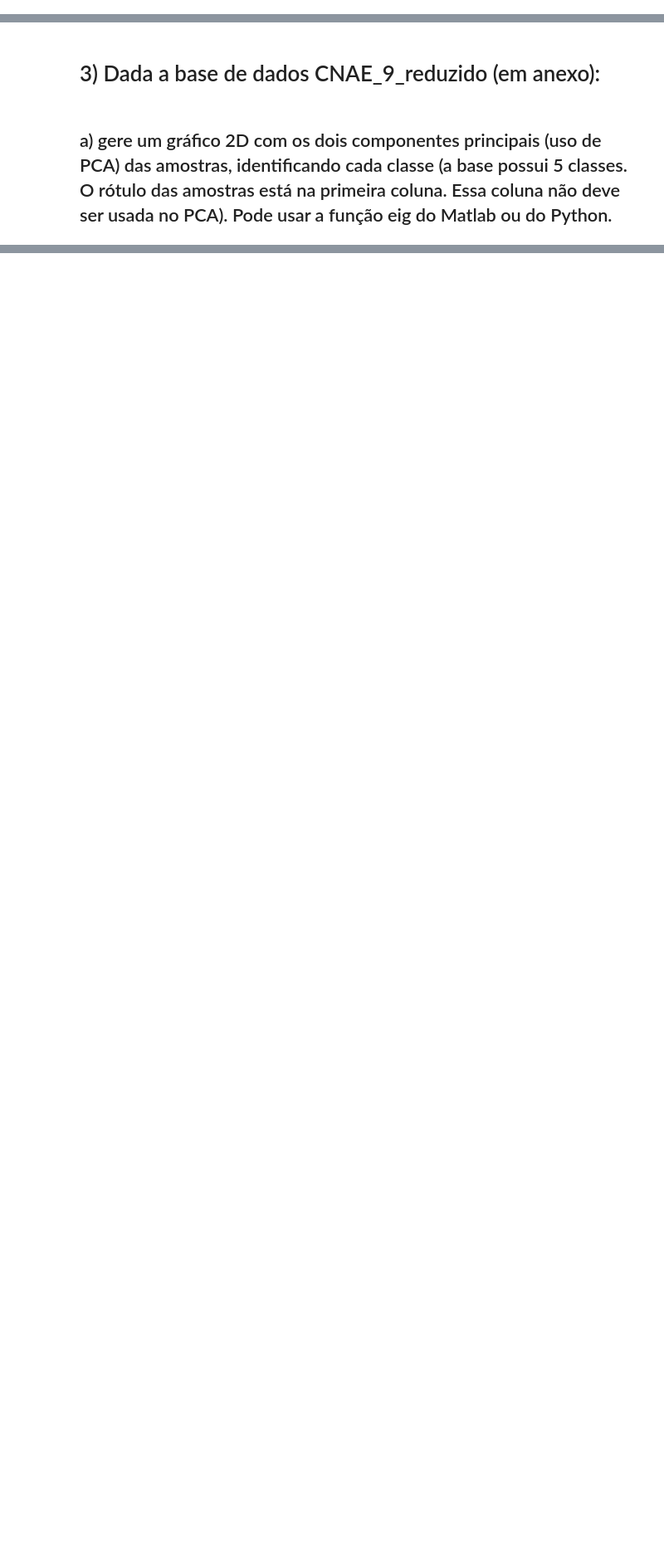
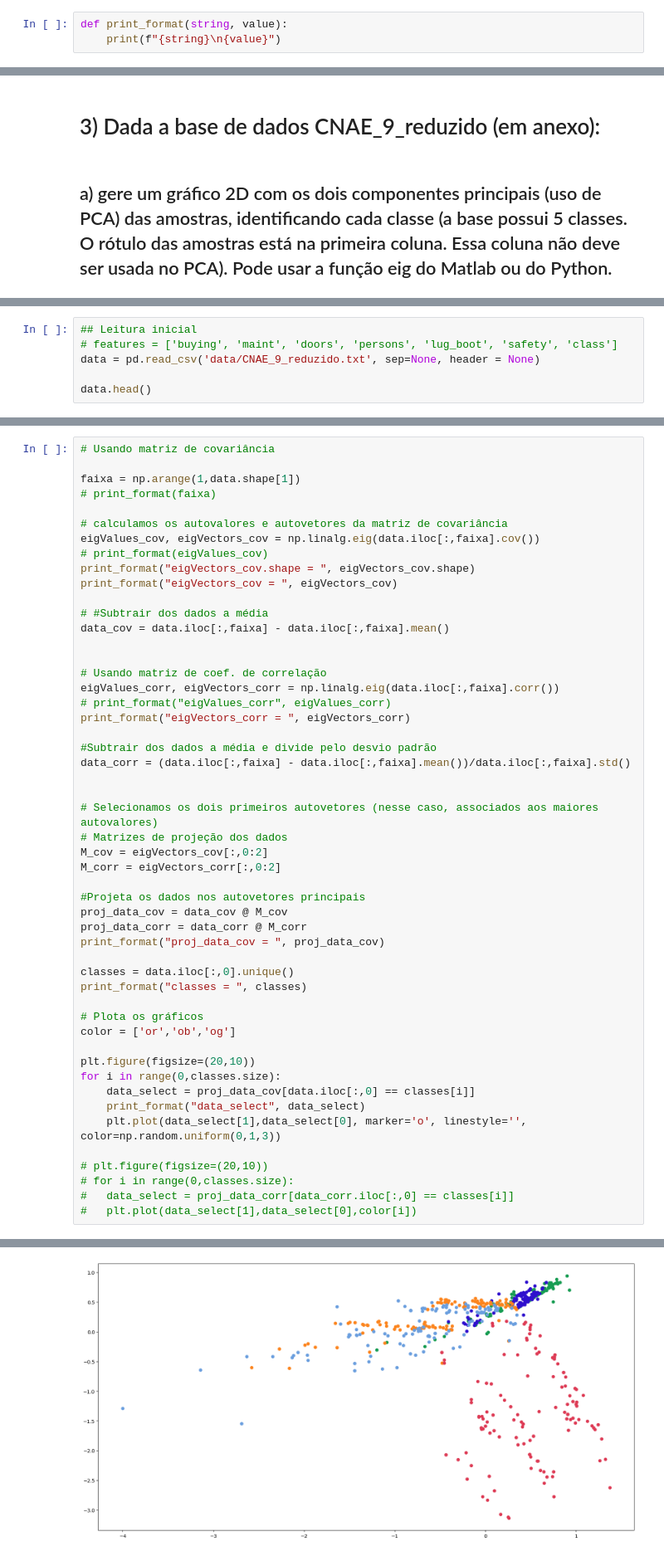
Before and after one commit to Harmonia2Side/machine-learning-laboratory-2023-2, a Jupyter notebook: lista1/lista1_breno_odnan.ipynb, the cells around one changed output, grey strips where cells are left out. Shown at 83% size. Saved outputs shown, nothing was run; the diff lists cells and outputs as text; blank space fills up the shorter version.

```diff
--- a/lista1/lista1_breno_odnan.ipynb
+++ b/lista1/lista1_breno_odnan.ipynb
@@ -23,3 +41,6 @@ import math
+# %%
+def print_format(string, value):
+    print(f"{string}\n{value}")
 # %% [markdown]
 # 1) Dada a base de dados Haberman's Survival (disponibilizada em http://archive.ics.uci.edu/dataset/43/haberman+s+survival), obtenha:
 # %% [markdown]
@@ -348,0 +372,6 @@ Todos os outros valores estão abaixo de 0,065, indicando que eles possuem menor
+# %%
+## Leitura inicial
+# features = ['buying', 'maint', 'doors', 'persons', 'lug_boot', 'safety', 'class']
+data = pd.read_csv('data/CNAE_9_reduzido.txt', sep=None, header = None)
+
+data.head()
@@ -348,0 +388,52 @@ Todos os outros valores estão abaixo de 0,065, indicando que eles possuem menor
+# %%
+# Usando matriz de covariância
+
+faixa = np.arange(1,data.shape[1])
+# print_format(faixa)
+
+# calculamos os autovalores e autovetores da matriz de covariância
+eigValues_cov, eigVectors_cov = np.linalg.eig(data.iloc[:,faixa].cov())
+# print_format(eigValues_cov)
+print_format("eigVectors_cov.shape = ", eigVectors_cov.shape)
+print_format("eigVectors_cov = ", eigVectors_cov)
+
+# #Subtrair dos dados a média
+data_cov = data.iloc[:,faixa] - data.iloc[:,faixa].mean()
+
+
+# Usando matriz de coef. de correlação
+eigValues_corr, eigVectors_corr = np.linalg.eig(data.iloc[:,faixa].corr())
+# print_format("eigValues_corr", eigValues_corr)
+print_format("eigVectors_corr = ", eigVectors_corr)
+
+#Subtrair dos dados a média e divide pelo desvio padrão
+data_corr = (data.iloc[:,faixa] - data.iloc[:,faixa].mean())/data.iloc[:,faixa].std()
+
+
+# Selecionamos os dois primeiros autovetores (nesse caso, associados aos maiores autovalores)
+# Matrizes de projeção dos dados
+M_cov = eigVectors_cov[:,0:2]
+M_corr = eigVectors_corr[:,0:2]
+
+#Projeta os dados nos autovetores principais
+proj_data_cov = data_cov @ M_cov
+proj_data_corr = data_corr @ M_corr
+print_format("proj_data_cov = ", proj_data_cov)
+
+classes = data.iloc[:,0].unique()
+print_format("classes = ", classes)
+
+# Plota os gráficos
+color = ['or','ob','og']
+
+plt.figure(figsize=(20,10))
+for i in range(0,classes.size):
+	data_select = proj_data_cov[data.iloc[:,0] == classes[i]]
+	print_format("data_select", data_select)
+	plt.plot(data_select[1],data_select[0], marker='o', linestyle='', color=np.random.uniform(0,1,3))
+
+# plt.figure(figsize=(20,10))
+# for i in range(0,classes.size):
+#   data_select = proj_data_corr[data_corr.iloc[:,0] == classes[i]]
+#   plt.plot(data_select[1],data_select[0],color[i])
+# %% [output]
@@ -349,3 +457,4 @@ Todos os outros valores estão abaixo de 0,065, indicando que eles possuem menor
+[figure, added]
 # %% [markdown]
 ## b) gere um gráfico 2D com os dois componentes principais (uso de PCA) das amostras, identificando cada classe (a base possui 5 classes). Para este gráfico realize o branqueamento dos dados (isto é, após a aplicação do PCA garantir que a matriz de covariância dos dados seja uma matriz identidade). O que tem de diferente entre os gráficos de a) e b)?
 # %% [markdown]
```
Also changed, not shown: parts of 7 cells of this notebook.
